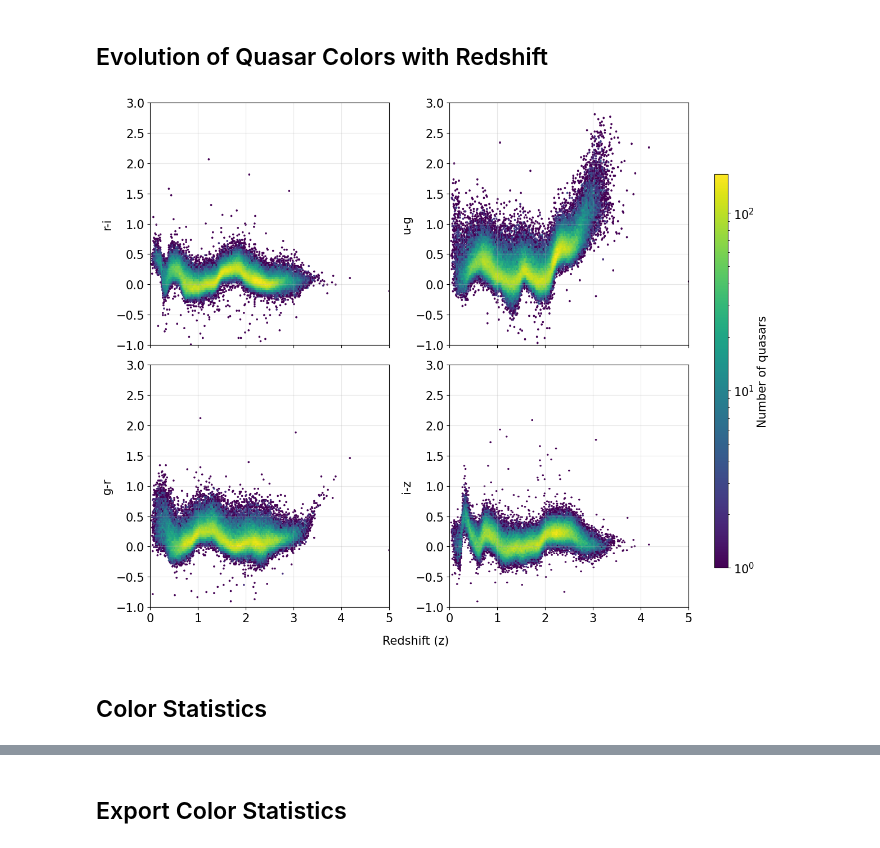
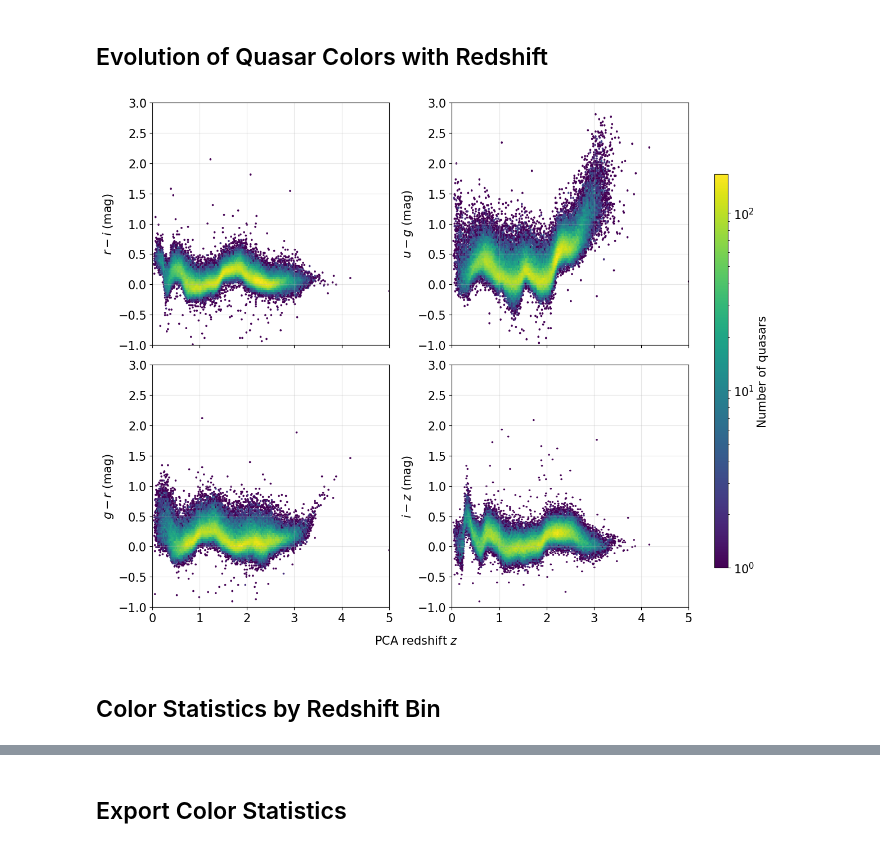
Before and after one commit to hdangle/Redshift-Evolution-of-SDSS-Quasar-Colors-and-Their-Photometric-Overlap-with-the-Stellar-Locus, a Jupyter notebook: Notebooks/02_Color_Evolution.ipynb, the cells around one changed output, grey strips where cells are left out. Drawn from its saved outputs; the diff is of its cells as text; code cells hidden in the pictures.

```diff
--- a/Notebooks/02_Color_Evolution.ipynb
+++ b/Notebooks/02_Color_Evolution.ipynb
@@ -21,10 +21,10 @@ Z = qso_colors['Z']
 ## Optical Color-Color Diagrams of Quasars
 # %%
 color_pairs = [
-    (r_i_clean_qso, g_r_clean_qso, 'r-i', 'g-r'),
-    (u_g_clean_qso, g_r_clean_qso, 'u-g', 'g-r'),
-    (r_i_clean_qso, i_z_clean_qso, 'r-i', 'i-z'),
-    (u_g_clean_qso, r_i_clean_qso, 'u-g', 'r-i')
+    (r_i_dered_qso, g_r_dered_qso, '$r-i$ (mag)', '$g-r$ (mag)'),
+    (u_g_dered_qso, g_r_dered_qso, '$u-g$ (mag)', '$g-r$ (mag)'),
+    (r_i_dered_qso, i_z_dered_qso, '$r-i$ (mag)', '$i-z$ (mag)'),
+    (u_g_dered_qso, r_i_dered_qso, '$u-g$ (mag)', '$r-i$ (mag)')
 ]
 
 fig, axes = plt.subplots(2,2,figsize=(12,10),sharex=False,sharey=False)
@@ -44,8 +44,6 @@ fig.colorbar(hb,cax=cbar_ax,label='Number of quasars')
 cbar_ax.yaxis.label.set_size(15)
 cbar_ax.tick_params(labelsize=15)
 
-#fig.suptitle('Optical Color-Color Diagrams of Quasars',fontsize=15)
-
 plt.tight_layout(rect=[0, 0, 0.9, 1])
 plt.savefig(os.path.join(os.getcwd(), '..', 'Figures', 'Optical Color-Color Diagrams of Quasars.png'), dpi=300, bbox_inches='tight')
 plt.show()
@@ -54,13 +52,13 @@ plt.show()
 # %% [markdown]
 ## Optical Color-Color Diagrams in Different Redshift Slices
 # %%
-z_1=Z<=0.5
-z_2=(Z>0.5)&(Z<=1.0)
-z_3=(Z>1.0)&(Z<=1.5)
-z_4=(Z>1.5)&(Z<=2.0)
-z_5=(Z>2.0)&(Z<=2.5)
-z_6=(Z>2.5)&(Z<=3.0)
-z_7=(Z>3.0)&(Z<=4)
+z_1=z_pca<=0.5
+z_2=(z_pca>0.5)&(z_pca<=1.0)
+z_3=(z_pca>1.0)&(z_pca<=1.5)
+z_4=(z_pca>1.5)&(z_pca<=2.0)
+z_5=(z_pca>2.0)&(z_pca<=2.5)
+z_6=(z_pca>2.5)&(z_pca<=3.0)
+z_7=(z_pca>3.0)&(z_pca<=4)
 
 z_samples = [
     ('z ≤ 0.5', z_1),
@@ -91,8 +89,6 @@ for ax, (x, y, xlabel, ylabel) in zip(axes, color_pairs):
 handles, labels = axes[0].get_legend_handles_labels()
 fig.legend(handles, labels, loc='upper center', bbox_to_anchor=(0.5, 1.067), ncol=7, fontsize=15, markerscale=5)
 
-#fig.suptitle('Optical Color-Color Diagrams in Different Redshift Slices',fontsize=15)
-
 plt.tight_layout()
 plt.savefig(os.path.join(os.getcwd(), '..', 'Figures', 'Optical Color-Color Diagrams in Different Redshift Slices.png'), dpi=300, bbox_inches='tight')
 plt.show()
@@ -102,36 +98,34 @@ plt.show()
 ## Evolution of Quasar Colors with Redshift
 # %%
 color_redshift = [
-    (r_i_clean_qso, 'r-i'),
-    (u_g_clean_qso, 'u-g'),
-    (g_r_clean_qso, 'g-r'),
-    (i_z_clean_qso, 'i-z')
+    (r_i_dered_qso, '$r-i$ (mag)'),
+    (u_g_dered_qso, '$u-g$ (mag)'),
+    (g_r_dered_qso, '$g-r$ (mag)'),
+    (i_z_dered_qso, '$i-z$ (mag)')
 ]
 
 fig, axes = plt.subplots(2,2,figsize=(12,10),sharex=True,sharey=False)
 axes = axes.flatten()
 
 for ax, (color, ylabel) in zip(axes, color_redshift):
-    hb = ax.hexbin(Z,color,gridsize=200,cmap='viridis',mincnt=1,norm=LogNorm())
+    hb = ax.hexbin(z_pca,color,gridsize=200,cmap='viridis',mincnt=1,norm=LogNorm())
     ax.set_xlim(0, 5)
     ax.set_ylim(-1, 3)
     ax.set_ylabel(ylabel,fontsize=15)
     ax.tick_params(axis='both', which='major', labelsize=15)
     ax.grid(alpha=0.3)
 cbar_ax=fig.add_axes([0.92, 0.15, 0.02, 0.7])
 fig.colorbar(hb,cax=cbar_ax,label='Number of quasars')
 cbar_ax.yaxis.label.set_size(15)
 cbar_ax.tick_params(labelsize=15)
-fig.supxlabel('Redshift (z)',fontsize=15,x=0.478)
-#fig.suptitle( 'Evolution of Quasar Colors with Redshift',fontsize=15)
-
+fig.supxlabel('PCA redshift $z$',fontsize=15,x=0.478)
 plt.tight_layout(rect=[0, 0, 0.90, 1])
 plt.savefig(os.path.join(os.getcwd(), '..', 'Figures', 'Evolution of Quasar Colors with Redshift.png'), dpi=300, bbox_inches='tight')
 plt.show()
 # %% [output]
-[figure, old version]
+[figure, new version]
 # %% [markdown]
-## Color Statistics
+## Color Statistics by Redshift Bin
 # %%
 z_bins = np.array([0.0, 0.5, 1.0, 1.5, 2.0, 2.5, 3.0, 4.0, 7.0])
 z_labels = ['0-0.5', '0.5-1.0', '1.0-1.5', '1.5-2.0', '2.0-2.5', '2.5-3.0', '3.0-4.0', '>4.0']
```
Also changed, not shown: parts of 8 cells of this notebook, 30 other files.
